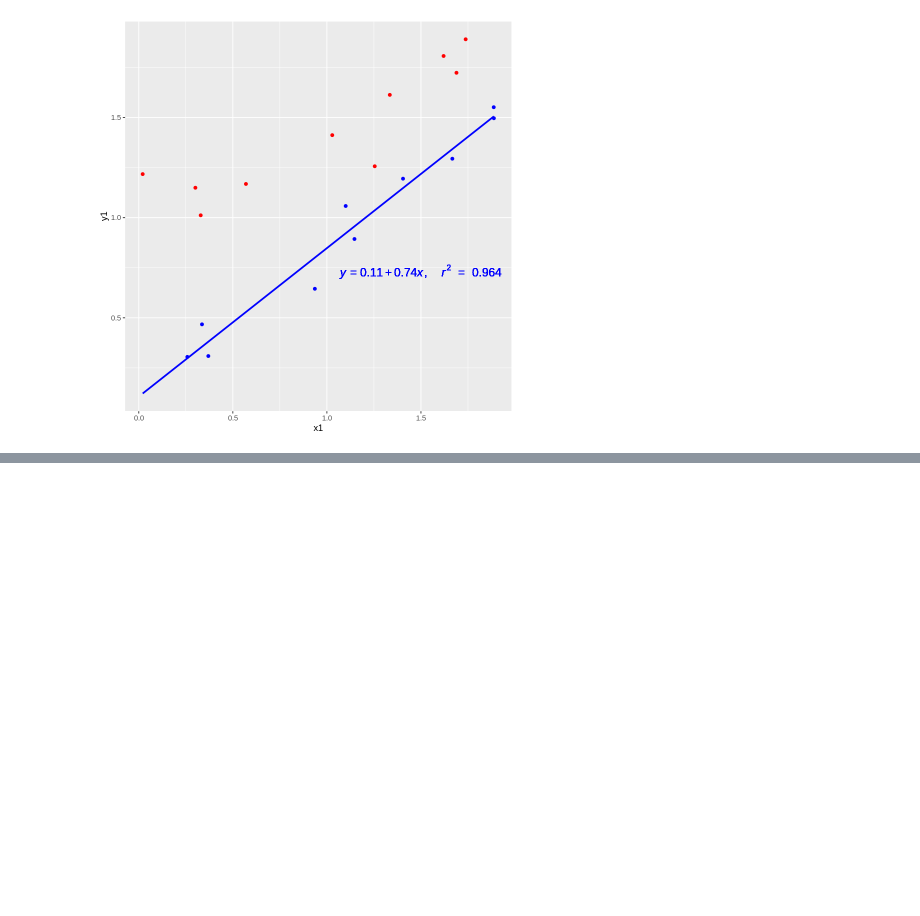
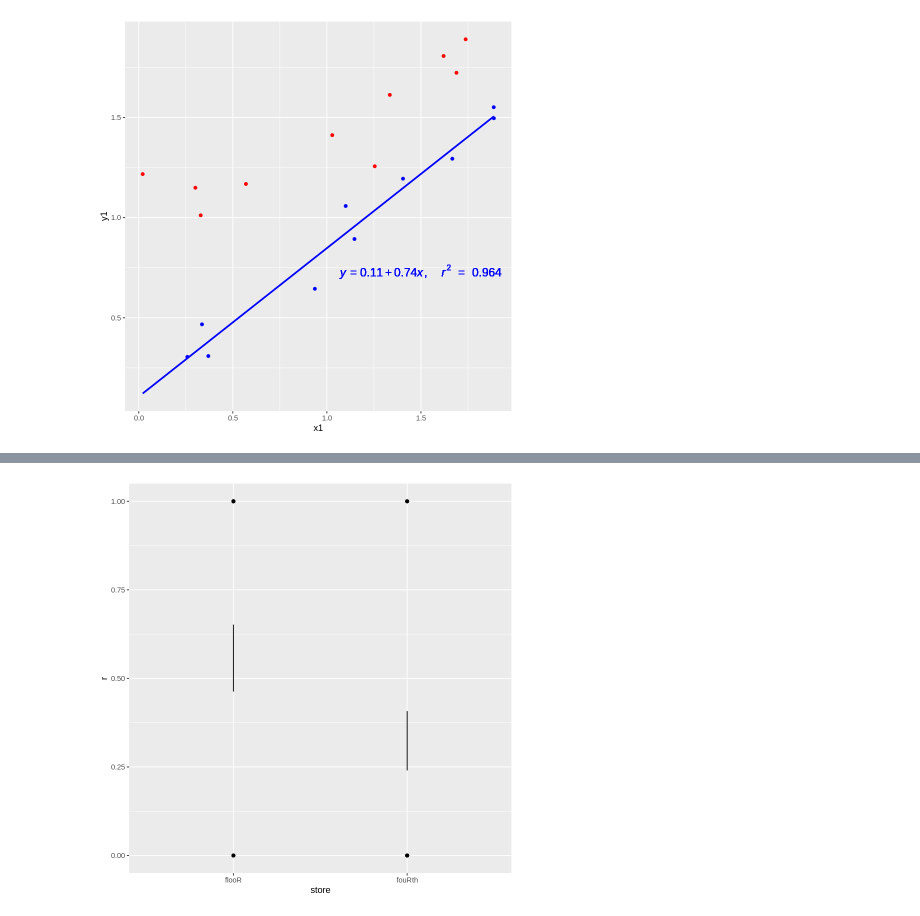
Before and after one commit to stcoats/LVS_content, a Jupyter notebook: Regression.ipynb, the cells around one changed output, grey strips where cells are left out. Cells and saved outputs as stored; diff of their text form; code cells hidden in the pictures; blank space fills up the shorter version.

```diff
--- a/Regression.ipynb
+++ b/Regression.ipynb
@@ -624,0 +494,24 @@ p + geom_point() +
+# %%
+newdatamf <- data.frame(r = c(0,0,0,0,0,0,0,0,1,1,1,1,1,1,1,1,0,1,0,1),
+                        store = c(rep("Macy's",10),rep("Saks",10)),
+                        emphasis = rep(c(rep("emphatic",2),rep("normal",2)),5),
+                        word = rep(c("fouRth","flooR"),10))
+
+mfnd <- as.data.frame(predict(mf, newdata = newdatamf,
+                              type="link", se=TRUE))
+
+new.data <- cbind(newdatamf, mfnd)
+std <- qnorm(0.95 / 2 + 0.5)
+
+m0<-glm(r~1,newdatamf,family=binomial)   #a baseline in which r is always 1
+
+new.data$ymin <- m0$family$linkinv(new.data$fit - std * new.data$se)
+new.data$ymax <- m0$family$linkinv(new.data$fit + std * new.data$se)
+new.data$fit <- m0$family$linkinv(new.data$fit)  # Rescale to 0-1
+p <- ggplot(new.data, aes(x=word, y=r))
+p + geom_point() +
+  geom_ribbon(data=new.data, aes(y=fit, ymin=ymin, ymax=ymax), alpha=0.5) +
+  geom_line(data=new.data, aes(y=fit)) +
+  labs(x="store", y="r")
+# %% [output]
+[figure, added]
```
Also changed, not shown: parts of 27 cells of this notebook.
